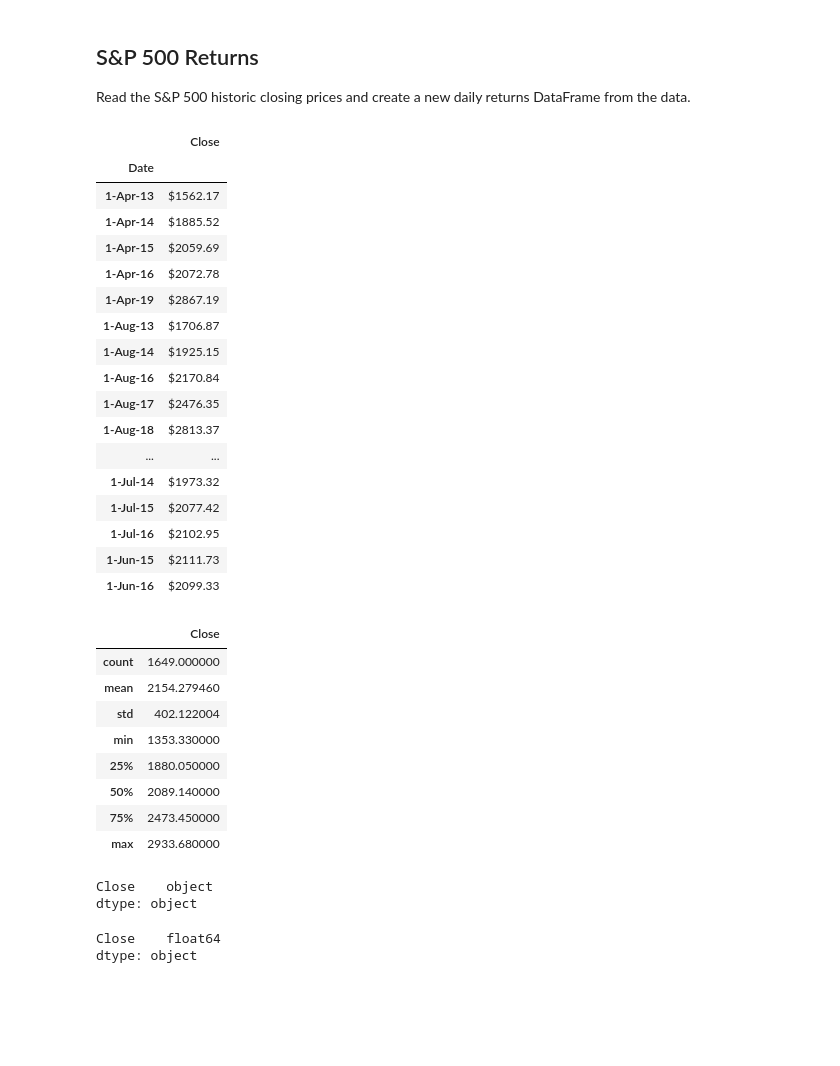
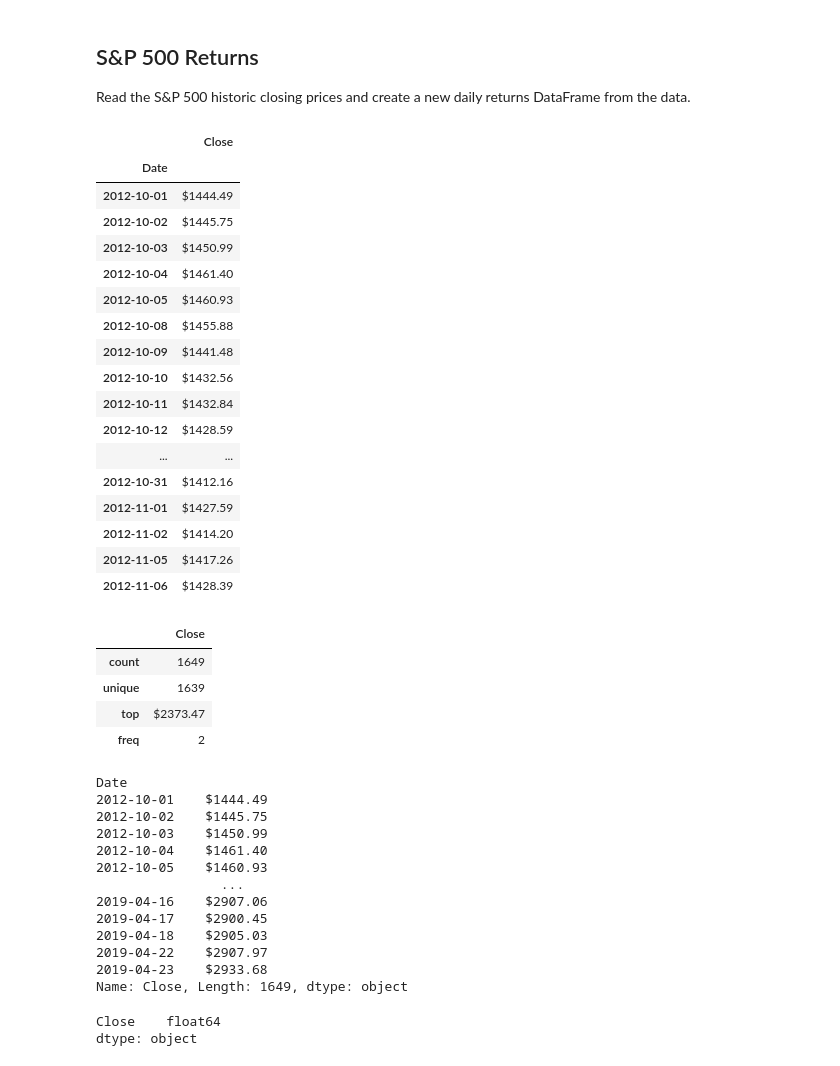
Before and after one commit to patricia-raj/whale-off-the-port-folio-, a Jupyter notebook: whale_analysis.ipynb, the cells around one changed output. Saved outputs shown, nothing was run; the diff lists cells and outputs as text; code cells hidden in the pictures; blank space fills up the shorter version.

```diff
--- a/whale_analysis.ipynb
+++ b/whale_analysis.ipynb
@@ -207,47 +195,54 @@ Read the S&P 500 historic closing prices and create a new daily returns DataFram
 # %%
 # Reading S&P 500 Closing Prices
 sp500_returns_csvpath = Path("Resources/sp500_history.csv")
-sp500_returns_dataframe = pd.read_csv(sp500_returns_csvpath, index_col="Date")
-sp500_returns_dataframe.sort_index(ascending=True, inplace=True)
+sp500_returns_dataframe = pd.read_csv(sp500_returns_csvpath, index_col="Date", infer_datetime_format=True, parse_dates=True)
+sp500_returns_dataframe.sort_index(inplace=True)
 sp500_returns_dataframe.head(25)
 # %% [output]
 |  | Close |
 | Date |  |
-| 1-Apr-13 | $1562.17 |
-| 1-Apr-14 | $1885.52 |
-| 1-Apr-15 | $2059.69 |
-| 1-Apr-16 | $2072.78 |
-| 1-Apr-19 | $2867.19 |
-| 1-Aug-13 | $1706.87 |
-| 1-Aug-14 | $1925.15 |
-| 1-Aug-16 | $2170.84 |
-| 1-Aug-17 | $2476.35 |
-| 1-Aug-18 | $2813.37 |
+| 2012-10-01 | $1444.49 |
+| 2012-10-02 | $1445.75 |
+| 2012-10-03 | $1450.99 |
+| 2012-10-04 | $1461.40 |
+| 2012-10-05 | $1460.93 |
+| 2012-10-08 | $1455.88 |
+| 2012-10-09 | $1441.48 |
+| 2012-10-10 | $1432.56 |
+| 2012-10-11 | $1432.84 |
+| 2012-10-12 | $1428.59 |
 | ... | ... |
-| 1-Jul-14 | $1973.32 |
-| 1-Jul-15 | $2077.42 |
-| 1-Jul-16 | $2102.95 |
-| 1-Jun-15 | $2111.73 |
-| 1-Jun-16 | $2099.33 |
+| 2012-10-31 | $1412.16 |
+| 2012-11-01 | $1427.59 |
+| 2012-11-02 | $1414.20 |
+| 2012-11-05 | $1417.26 |
+| 2012-11-06 | $1428.39 |
 # %%
 sp500_returns_dataframe.describe(include="all")
 # %% [output]
 |  | Close |
-| count | 1649.000000 |
-| mean | 2154.279460 |
-| std | 402.122004 |
-| min | 1353.330000 |
-| 25% | 1880.050000 |
-| 50% | 2089.140000 |
-| 75% | 2473.450000 |
-| max | 2933.680000 |
+| count | 1649 |
+| unique | 1639 |
+| top | $2373.47 |
+| freq | 2 |
 # %%
 # Check Data Types
 sp500_returns_dataframe.dtypes
 sp500_returns_dataframe["Close"]
 # %% [output]
-Close    object
-dtype: object
+Date
+2012-10-01    $1444.49
+2012-10-02    $1445.75
+2012-10-03    $1450.99
+2012-10-04    $1461.40
+2012-10-05    $1460.93
+                ...
+2019-04-16    $2907.06
+2019-04-17    $2900.45
+2019-04-18    $2905.03
+2019-04-22    $2907.97
+2019-04-23    $2933.68
+Name: Close, Length: 1649, dtype: object
 # %%
 # Fix Data Types
 sp500_returns_dataframe["Close"] = sp500_returns_dataframe["Close"].str.replace("$","")
```
Also changed, not shown: parts of 13 cells of this notebook.
